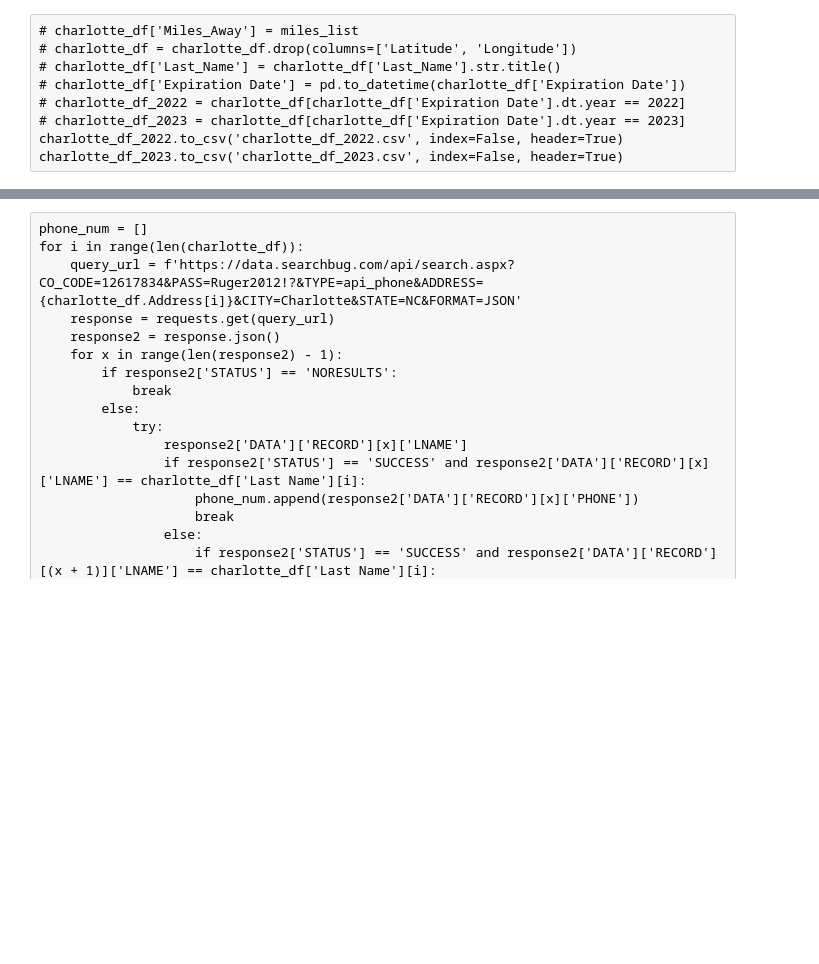
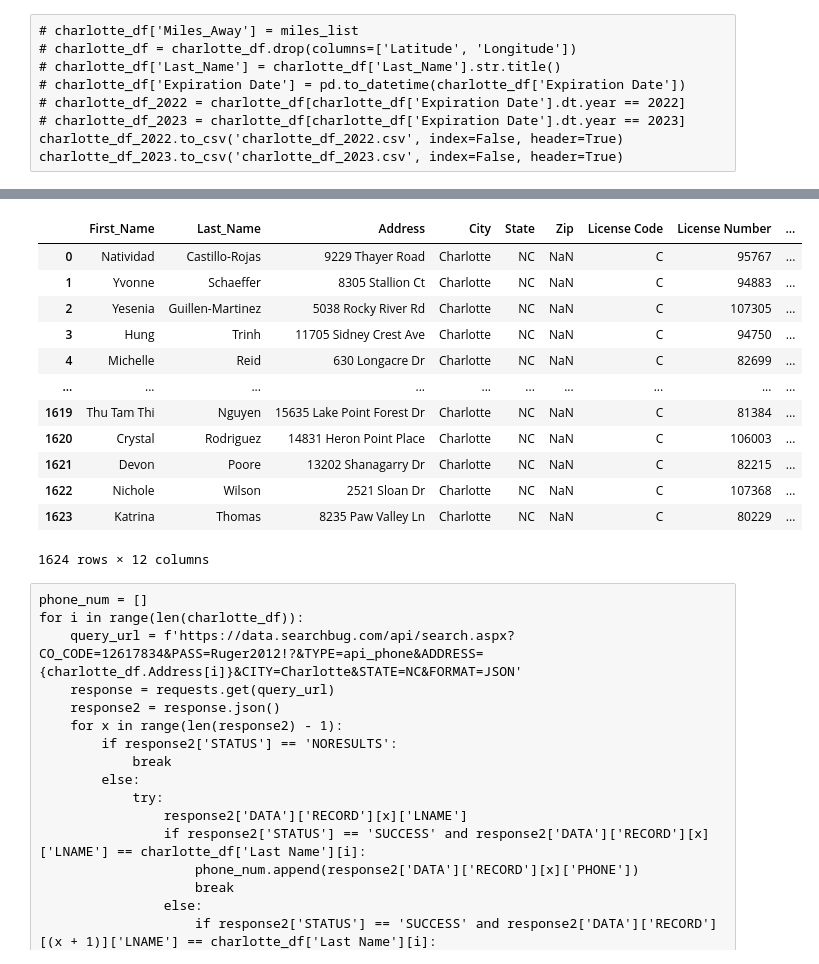
Before and after one commit to jwhite1987/Cosmetologists, a Jupyter notebook: data/Data_Notebook.ipynb, the cells around one changed output, grey strips where cells are left out. Cells and saved outputs as stored; diff of their text form; code cells hidden in the pictures; blank space fills up the shorter version.

```diff
--- a/data/Data_Notebook.ipynb
+++ b/data/Data_Notebook.ipynb
@@ -244,6 +244,24 @@ new_charlotte.head(50)
 | 47 | Ashley | Spears | 8412 Highgate Dr | Charlotte | NC | C | 88660.0 | 2023-10-01 | ... |
 | 48 | H Dem | Rmah | 806 Pennsylvania Ave | Charlotte | NC | C | 108626.0 | 2023-10-01 | ... |
 | 49 | Thi Nhan | Dang | 4623 Meadowfield Rd | Charlotte | NC | C | 105655.0 | 2022-10-01 | ... |
+# %%
+charlotte_df["License Number"] = charlotte_df['License Number'].round()
+new_charlotte.head(50).to_html('table.html')
+charlotte_df
+# %% [output]
+|  | First_Name | Last_Name | Address | City | State | Zip | License Code | License Number | ... |
+| 0 | Natividad | Castillo-Rojas | 9229 Thayer Road | Charlotte | NC | NaN | C | 95767 | ... |
+| 1 | Yvonne | Schaeffer | 8305 Stallion Ct | Charlotte | NC | NaN | C | 94883 | ... |
+| 2 | Yesenia | Guillen-Martinez | 5038 Rocky River Rd | Charlotte | NC | NaN | C | 107305 | ... |
+| 3 | Hung | Trinh | 11705 Sidney Crest Ave | Charlotte | NC | NaN | C | 94750 | ... |
+| 4 | Michelle | Reid | 630 Longacre Dr | Charlotte | NC | NaN | C | 82699 | ... |
+| ... | ... | ... | ... | ... | ... | ... | ... | ... | ... |
+| 1619 | Thu Tam Thi | Nguyen | 15635 Lake Point Forest Dr | Charlotte | NC | NaN | C | 81384 | ... |
+| 1620 | Crystal | Rodriguez | 14831 Heron Point Place | Charlotte | NC | NaN | C | 106003 | ... |
+| 1621 | Devon | Poore | 13202 Shanagarry Dr | Charlotte | NC | NaN | C | 82215 | ... |
+| 1622 | Nichole | Wilson | 2521 Sloan Dr | Charlotte | NC | NaN | C | 107368 | ... |
+| 1623 | Katrina | Thomas | 8235 Paw Valley Ln | Charlotte | NC | NaN | C | 80229 | ... |
+1624 rows × 12 columns
 # %% [raw]
 phone_num = []
 for i in range(len(charlotte_df)):
```
Also changed, not shown: 4 other files.
